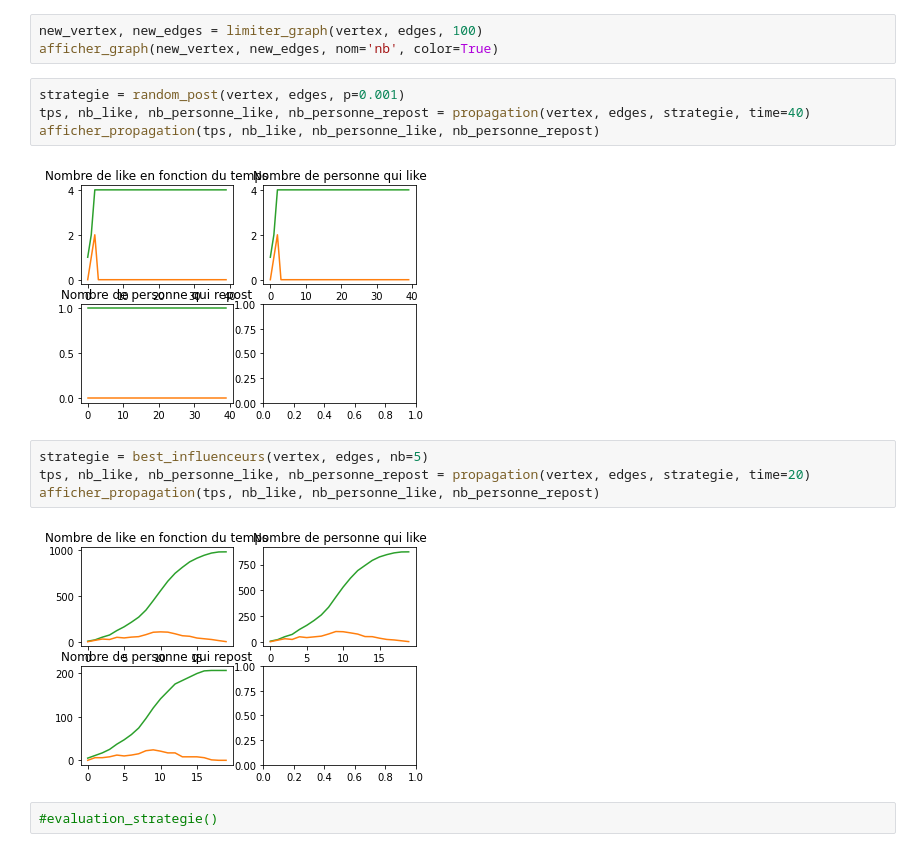
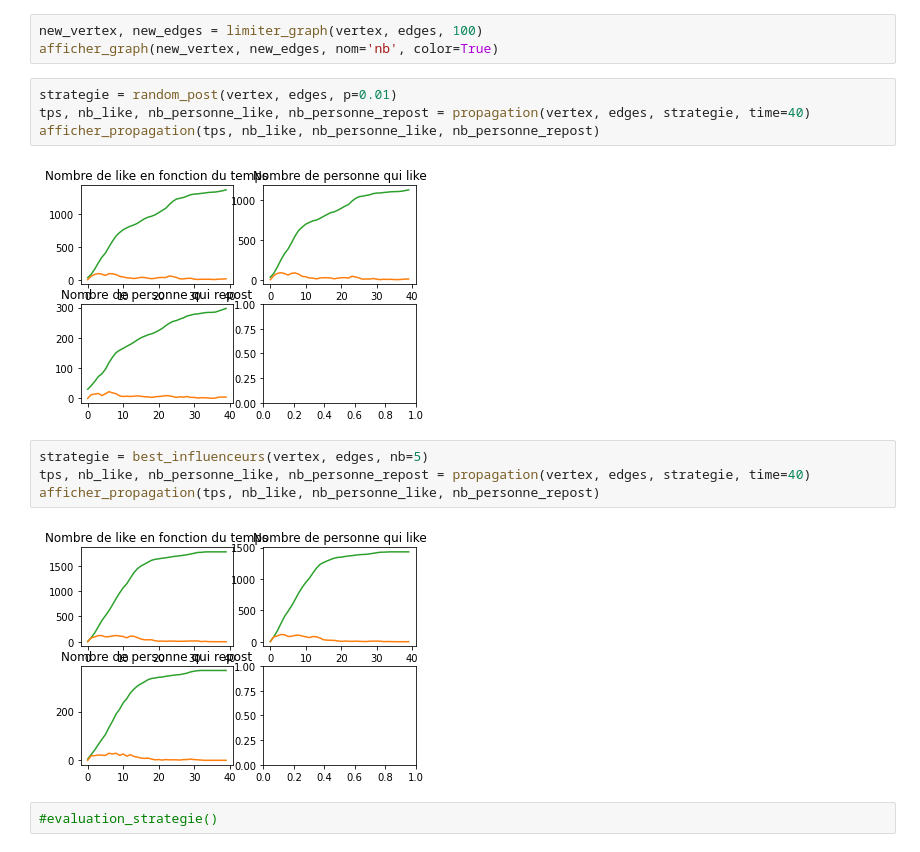
Before and after one commit to Ouma487/Viral-Marketing, a Jupyter notebook: main_jupyter.ipynb, the cells around one changed output. Saved outputs shown, nothing was run; the diff lists cells and outputs as text.

```diff
--- a/main_jupyter.ipynb
+++ b/main_jupyter.ipynb
@@ -47,17 +47,17 @@ vertex, edges = graph()
 new_vertex, new_edges = limiter_graph(vertex, edges, 100)
 afficher_graph(new_vertex, new_edges, nom='nb', color=True)
 # %%
-strategie = random_post(vertex, edges, p=0.001)
+strategie = random_post(vertex, edges, p=0.01)
 tps, nb_like, nb_personne_like, nb_personne_repost = propagation(vertex, edges, strategie, time=40)
 afficher_propagation(tps, nb_like, nb_personne_like, nb_personne_repost)
 # %% [output]
-[figure, old version]
+[figure, new version]
 # %%
 strategie = best_influenceurs(vertex, edges, nb=5)
-tps, nb_like, nb_personne_like, nb_personne_repost = propagation(vertex, edges, strategie, time=20)
+tps, nb_like, nb_personne_like, nb_personne_repost = propagation(vertex, edges, strategie, time=40)
 afficher_propagation(tps, nb_like, nb_personne_like, nb_personne_repost)
 # %% [output]
-[figure, old version]
+[figure, new version]
 # %%
 #evaluation_strategie()
 # %%
```
Also changed, not shown: 2 other files.
